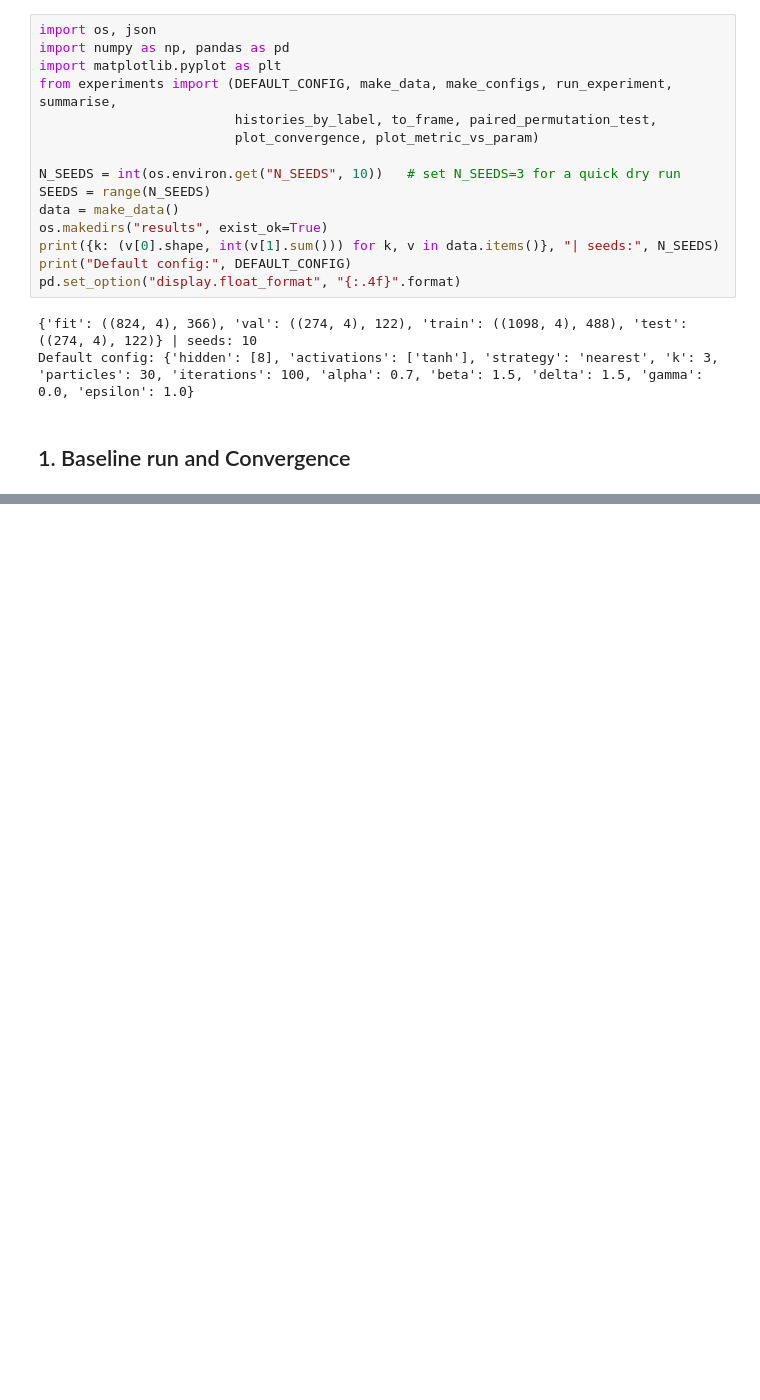
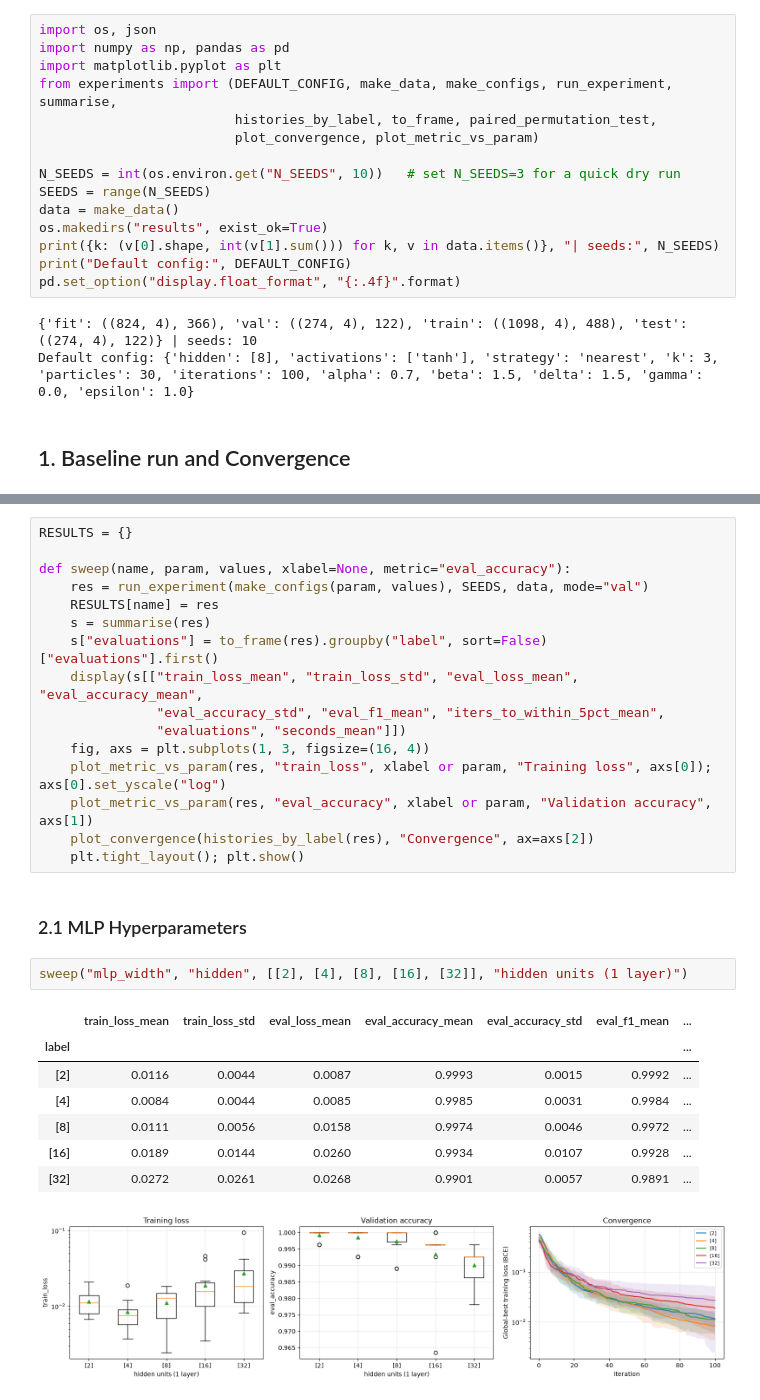
Before and after one commit to shailendragadakari/Implementation-and-Integration-of-MLP-and-PSO-from-Scratch, a Jupyter notebook: experiments.ipynb, the cells around one changed output, grey strips where cells are left out. Drawn from its saved outputs; the diff is of its cells as text; blank space fills up the shorter version.

Commit message:
Added experiments.ipynb and saved csv files in results folder

```diff
--- a/experiments.ipynb
+++ b/experiments.ipynb
@@ -55,0 +57,29 @@ BrokenProcessPool: A process in the process pool was terminated abruptly while t
+# %%
+RESULTS = {}
+
+def sweep(name, param, values, xlabel=None, metric="eval_accuracy"):
+    res = run_experiment(make_configs(param, values), SEEDS, data, mode="val")
+    RESULTS[name] = res
+    s = summarise(res)
+    s["evaluations"] = to_frame(res).groupby("label", sort=False)["evaluations"].first()
+    display(s[["train_loss_mean", "train_loss_std", "eval_loss_mean", "eval_accuracy_mean",
+               "eval_accuracy_std", "eval_f1_mean", "iters_to_within_5pct_mean",
+               "evaluations", "seconds_mean"]])
+    fig, axs = plt.subplots(1, 3, figsize=(16, 4))
+    plot_metric_vs_param(res, "train_loss", xlabel or param, "Training loss", axs[0]); axs[0].set_yscale("log")
+    plot_metric_vs_param(res, "eval_accuracy", xlabel or param, "Validation accuracy", axs[1])
+    plot_convergence(histories_by_label(res), "Convergence", ax=axs[2])
+    plt.tight_layout(); plt.show()
+# %% [markdown]
+### 2.1 MLP Hyperparameters
+# %%
+sweep("mlp_width", "hidden", [[2], [4], [8], [16], [32]], "hidden units (1 layer)")
+# %% [output]
+|  | train_loss_mean | train_loss_std | eval_loss_mean | eval_accuracy_mean | eval_accuracy_std | eval_f1_mean | ... |
+| label |  |  |  |  |  |  | ... |
+| [2] | 0.0116 | 0.0044 | 0.0087 | 0.9993 | 0.0015 | 0.9992 | ... |
+| [4] | 0.0084 | 0.0044 | 0.0085 | 0.9985 | 0.0031 | 0.9984 | ... |
+| [8] | 0.0111 | 0.0056 | 0.0158 | 0.9974 | 0.0046 | 0.9972 | ... |
+| [16] | 0.0189 | 0.0144 | 0.0260 | 0.9934 | 0.0107 | 0.9928 | ... |
+| [32] | 0.0272 | 0.0261 | 0.0268 | 0.9901 | 0.0057 | 0.9891 | ... |
+[figure, added]
```
Also changed, not shown: parts of 17 cells of this notebook, 13 other files.
